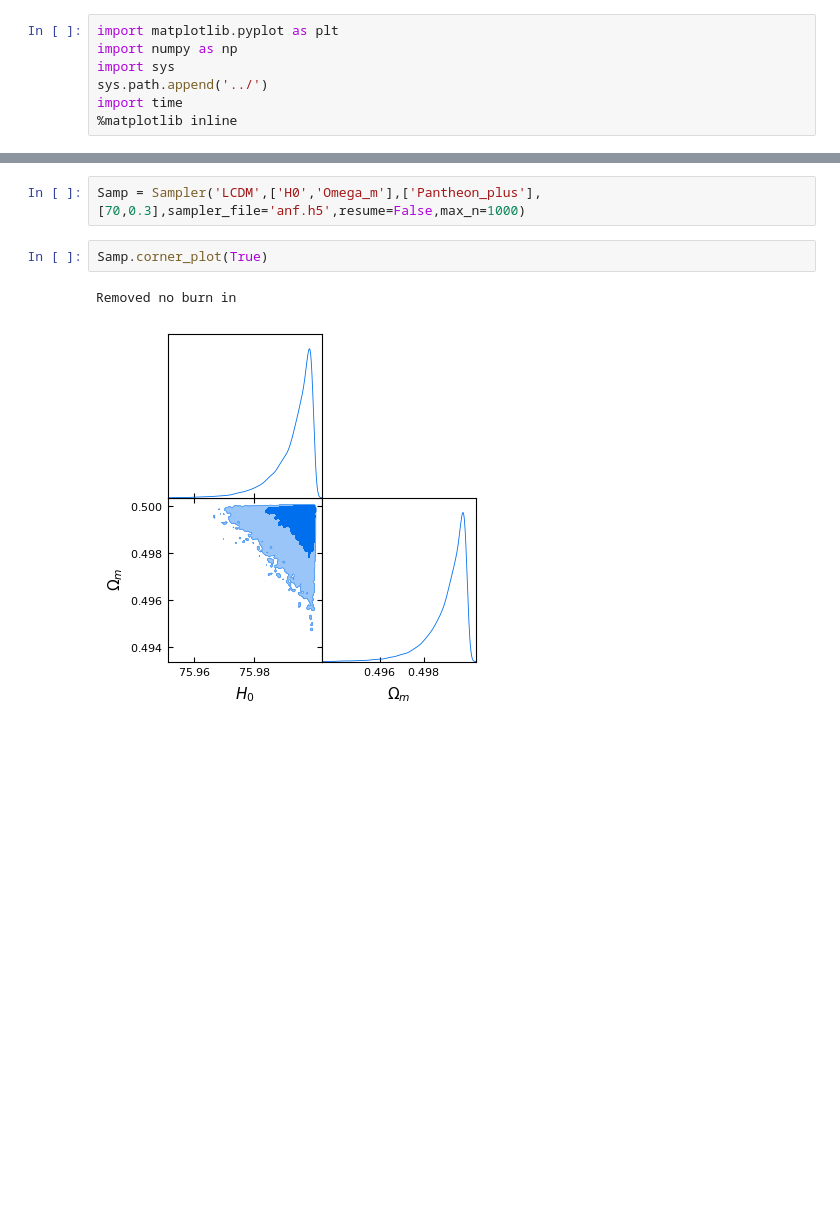
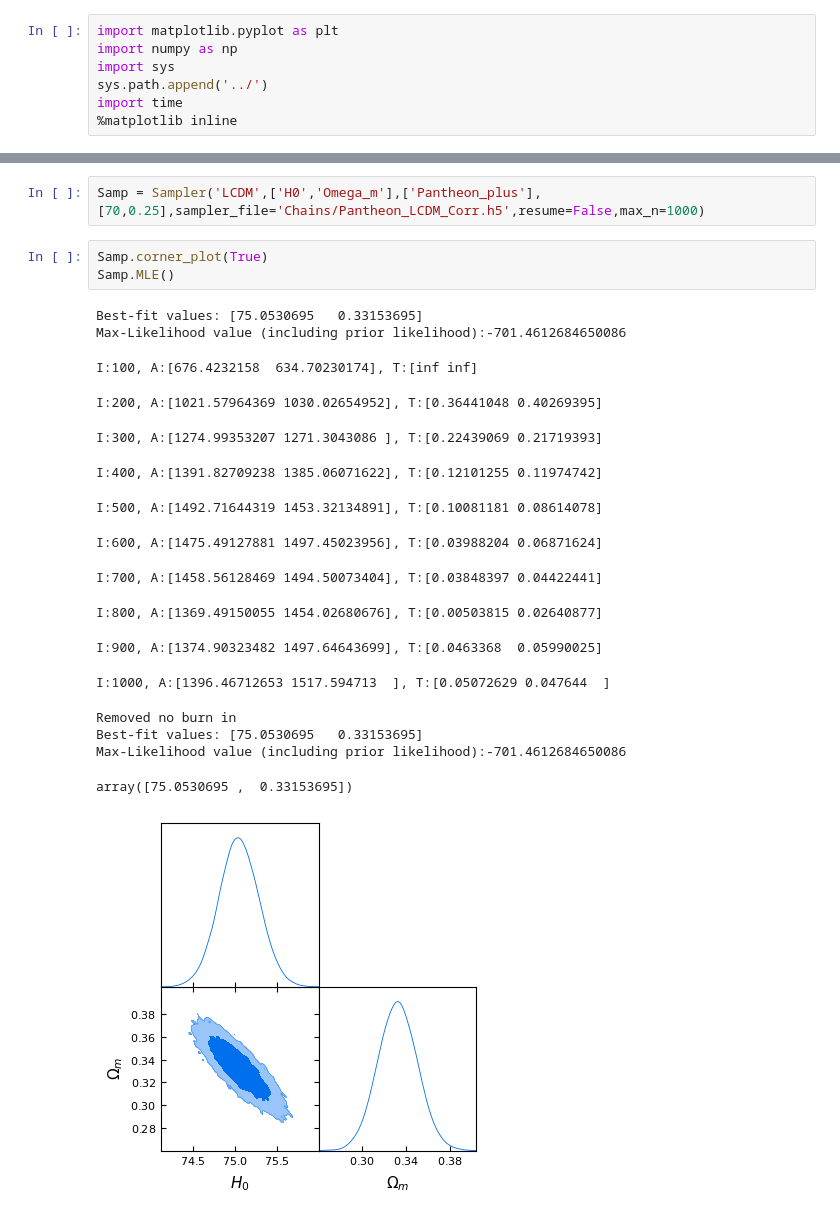
Before and after one commit to cosomelet/marcia, a Jupyter notebook: Notebooks/likelihood.ipynb, the cells around one changed output, grey strips where cells are left out. Drawn from its saved outputs; the diff is of its cells as text; blank space fills up the shorter version.

Commit message:
SN likelihood corrected

```diff
--- a/Notebooks/likelihood.ipynb
+++ b/Notebooks/likelihood.ipynb
@@ -12,7 +17,23 @@ from marcia import Sampler,Likelihood
 # %%
-Samp = Sampler('LCDM',['H0','Omega_m'],['Pantheon_plus'],[70,0.3],sampler_file='anf.h5',resume=False,max_n=1000)
+Samp = Sampler('LCDM',['H0','Omega_m'],['Pantheon_plus'],[70,0.25],sampler_file='Chains/Pantheon_LCDM_Corr.h5',resume=False,max_n=1000)
 # %%
 Samp.corner_plot(True)
+Samp.MLE()
 # %% [output]
-Removed no burn in
+Best-fit values: [75.0530695   0.33153695]
+Max-Likelihood value (including prior likelihood):-701.4612684650086
+I:100, A:[676.4232158  634.70230174], T:[inf inf]
+I:200, A:[1021.57964369 1030.02654952], T:[0.36441048 0.40269395]
+I:300, A:[1274.99353207 1271.3043086 ], T:[0.22439069 0.21719393]
+I:400, A:[1391.82709238 1385.06071622], T:[0.12101255 0.11974742]
+I:500, A:[1492.71644319 1453.32134891], T:[0.10081181 0.08614078]
+I:600, A:[1475.49127881 1497.45023956], T:[0.03988204 0.06871624]
+I:700, A:[1458.56128469 1494.50073404], T:[0.03848397 0.04422441]
+I:800, A:[1369.49150055 1454.02680676], T:[0.00503815 0.02640877]
+I:900, A:[1374.90323482 1497.64643699], T:[0.0463368  0.05990025]
+I:1000, A:[1396.46712653 1517.594713  ], T:[0.05072629 0.047644  ]
+Removed no burn in
+Best-fit values: [75.0530695   0.33153695]
+Max-Likelihood value (including prior likelihood):-701.4612684650086
+array([75.0530695 ,  0.33153695])
-[figure, old version]
+[figure, new version]
```
Also changed, not shown: parts of 4 cells of this notebook, 5 other files.
